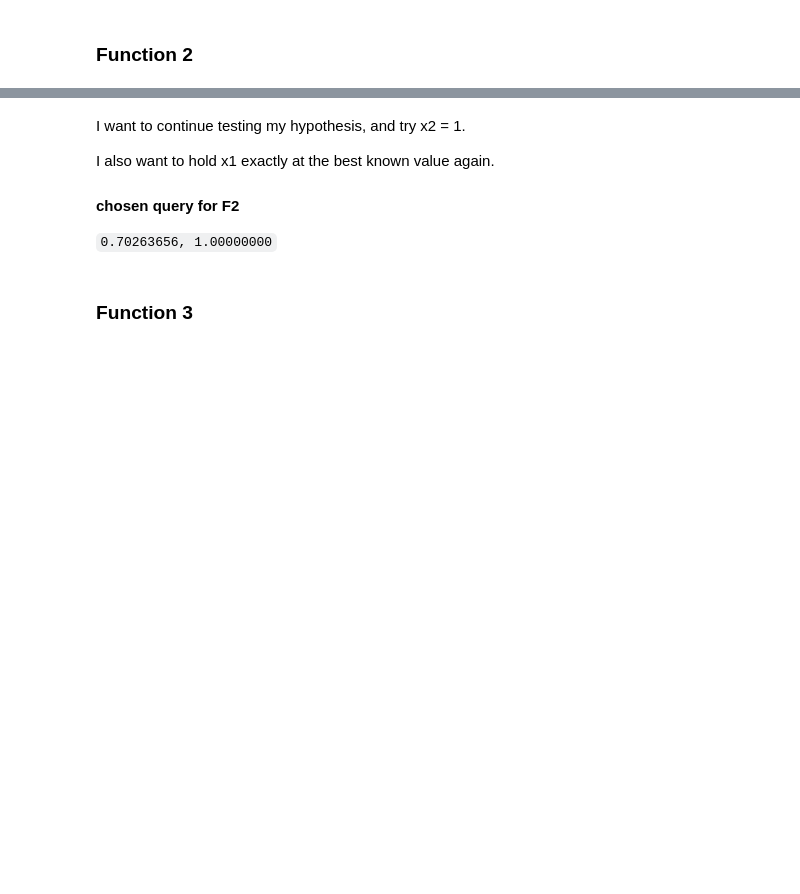
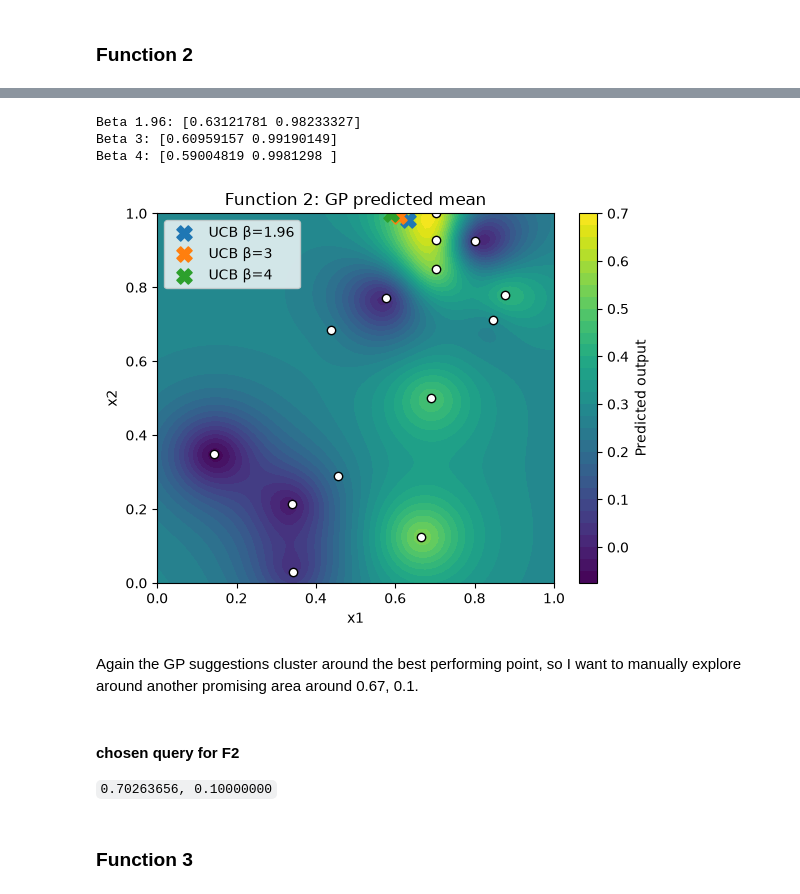
Before and after one commit to mkamar17/bbocapstone, a Jupyter notebook: project/stage-two/round_5/round_5_analysis.ipynb, the cells around one changed output, grey strips where cells are left out. Drawn from its saved outputs; the diff is of its cells as text; code cells hidden in the pictures; blank space fills up the shorter version.

```diff
--- a/project/stage-two/round_5/round_5_analysis.ipynb
+++ b/project/stage-two/round_5/round_5_analysis.ipynb
@@ -541,11 +548,40 @@ Best:   X=[0.70263656 0.9265642 ], y=0.6112052157614438
+# %%
+best_kernel_f2 = Matern(length_scale=0.1)
+
+gp_f2 = fit_gp(2, best_kernel_f2)
+# %%
+np.random.seed(42)
+X_candidates = np.random.uniform(0, 1, (50000, 2))
+
+best_y = functions[2]["y"].max()
+# %%
+suggestions = {}
+
+for beta in [1.96, 3, 4]:
+    result = acquisitions(
+        gp_f2,
+        X_candidates,
+        best_y,
+        beta=beta
+    )
+
+    suggestions[f"UCB β={beta}"] = result["UCB"]
+
+    print(f"Beta {beta}: {result['UCB']}")
+# %% [output]
+Beta 1.96: [0.63121781 0.98233327]
+Beta 3: [0.60959157 0.99190149]
+Beta 4: [0.59004819 0.9981298 ]
+# %%
+plot_gp_2d(2, gp_f2, suggestions)
+# %% [output]
+[figure, added]
+# %% [markdown]
+Again the GP suggestions cluster around the best performing point, so I want to manually explore around another promising area around 0.67, 0.1.
 # %% [markdown]
-I want to continue testing my hypothesis, and try x2 = 1.
-
-I also want to hold x1 exactly at the best known value again.
-
 #### chosen query for F2
 
-`0.70263656, 1.00000000`
+`0.70263656, 0.10000000`
 # %% [markdown]
 ### Function 3
 # %%
```
Also changed, not shown: parts of 30 cells of this notebook.
